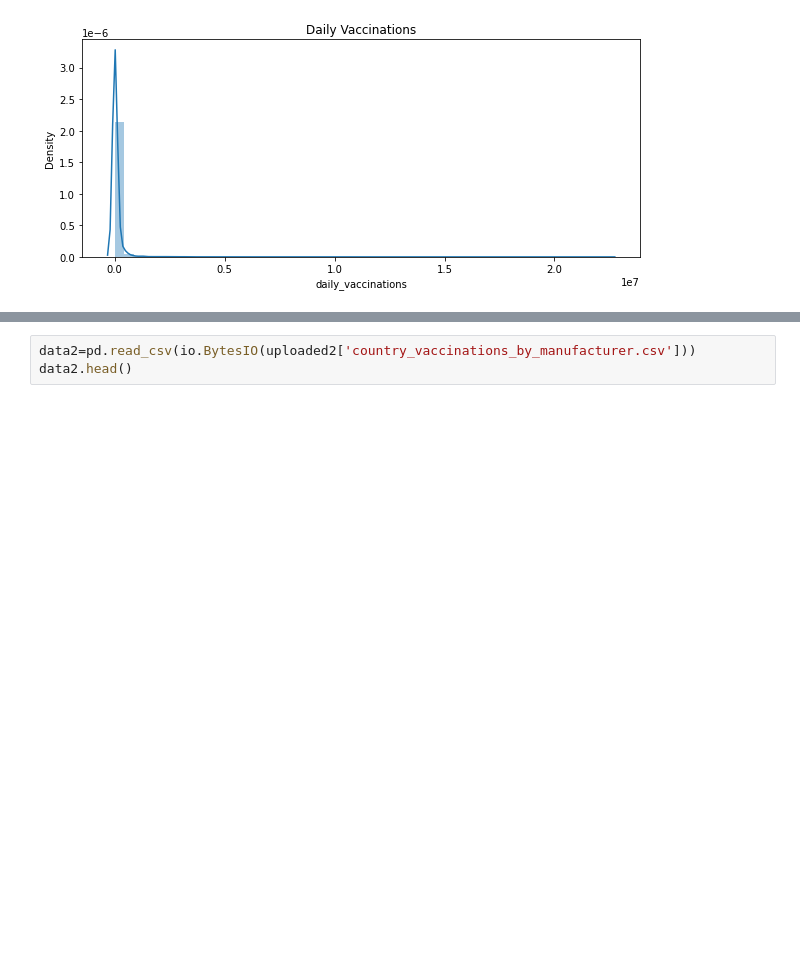
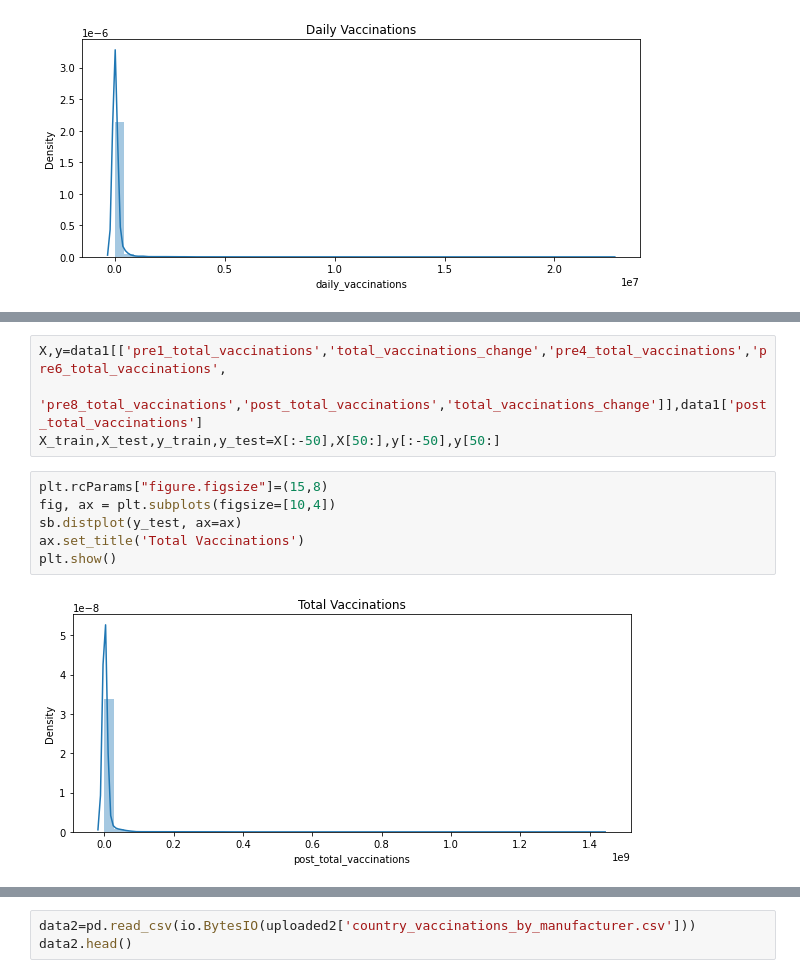
Before and after one commit to fereshteh-bahadory/ML-for-Covid19-prediction, a Jupyter notebook: Untitled0_(2).ipynb, the cells around one changed output, grey strips where cells are left out. Saved outputs shown, nothing was run; the diff lists cells and outputs as text; blank space fills up the shorter version.

```diff
--- a/Untitled0_(2).ipynb
+++ b/Untitled0_(2).ipynb
@@ -185,0 +234,12 @@ plt.show()
+# %%
+X,y=data1[['pre1_total_vaccinations','total_vaccinations_change','pre4_total_vaccinations','pre6_total_vaccinations',
+           'pre8_total_vaccinations','post_total_vaccinations','total_vaccinations_change']],data1['post_total_vaccinations']
+X_train,X_test,y_train,y_test=X[:-50],X[50:],y[:-50],y[50:]
+# %%
+plt.rcParams["figure.figsize"]=(15,8)
+fig, ax = plt.subplots(figsize=[10,4])
+sb.distplot(y_test, ax=ax)
+ax.set_title('Total Vaccinations')
+plt.show()
+# %% [output]
+[figure, added]
```
Also changed, not shown: parts of 14 cells of this notebook.
